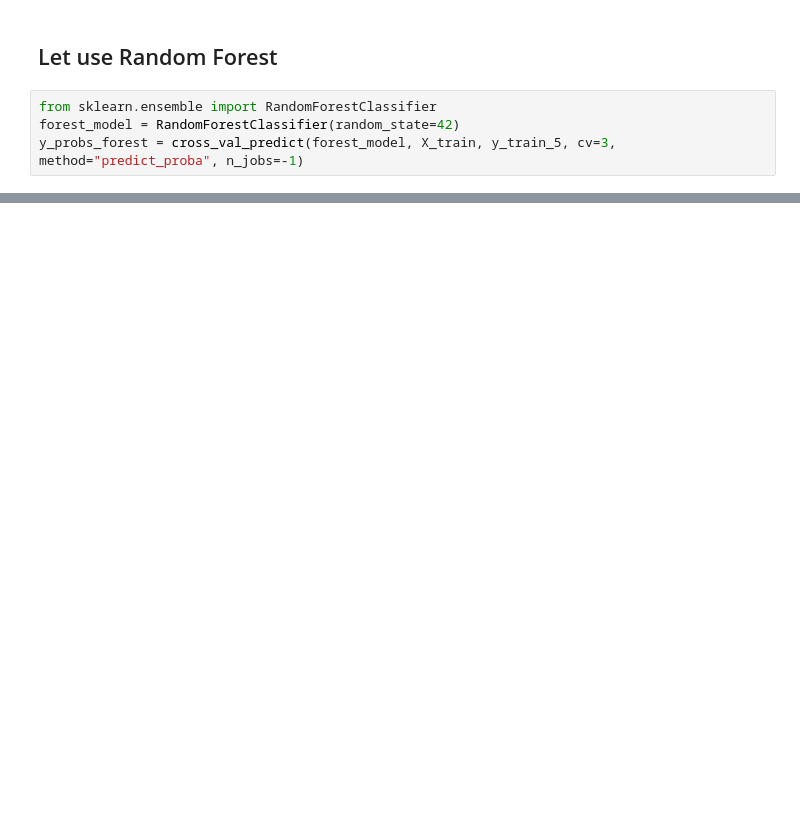
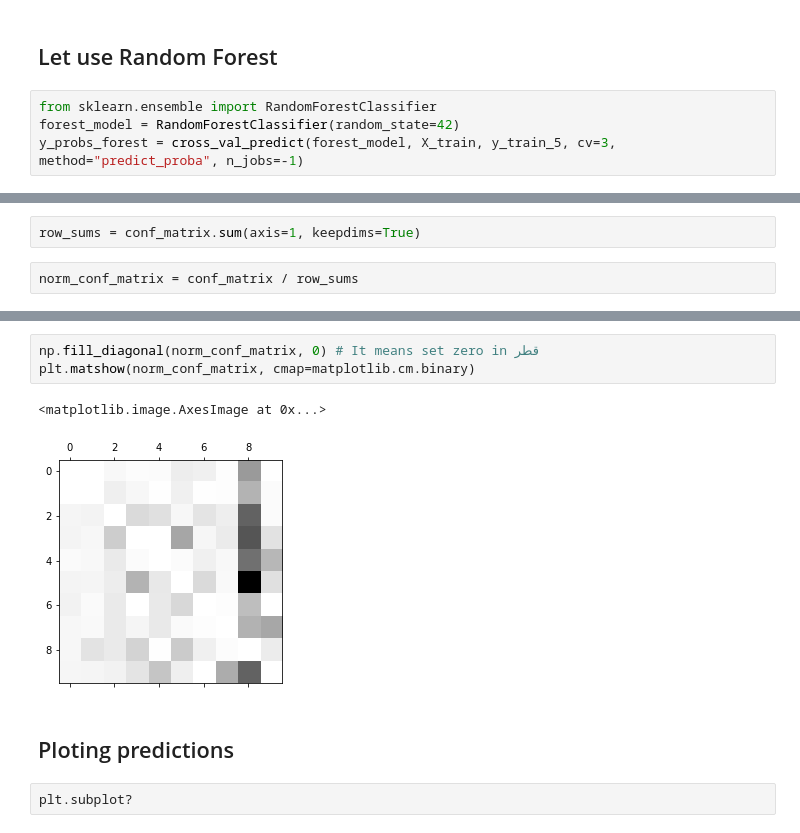
Before and after one commit to gsoosk/HandsonML, a Jupyter notebook: MNIST.ipynb, the cells around one changed output, grey strips where cells are left out. Cells and saved outputs as stored; diff of their text form; blank space fills up the shorter version.

```diff
--- a/MNIST.ipynb
+++ b/MNIST.ipynb
@@ -233,0 +359,4 @@ array([0. , 0.3, 0. , ..., 0. , 0. , 0.1])
+# %%
+row_sums = conf_matrix.sum(axis=1, keepdims=True)
+# %%
+norm_conf_matrix = conf_matrix / row_sums
@@ -233,0 +383,10 @@ array([0. , 0.3, 0. , ..., 0. , 0. , 0.1])
+# %%
+np.fill_diagonal(norm_conf_matrix, 0) # It means set zero in قطر
+plt.matshow(norm_conf_matrix, cmap=matplotlib.cm.binary)
+# %% [output]
+<matplotlib.image.AxesImage at 0x...>
+[figure, added]
+# %% [markdown]
+## Ploting predictions
+# %%
+plt.subplot?
```
Also changed, not shown: parts of 57 cells of this notebook.
